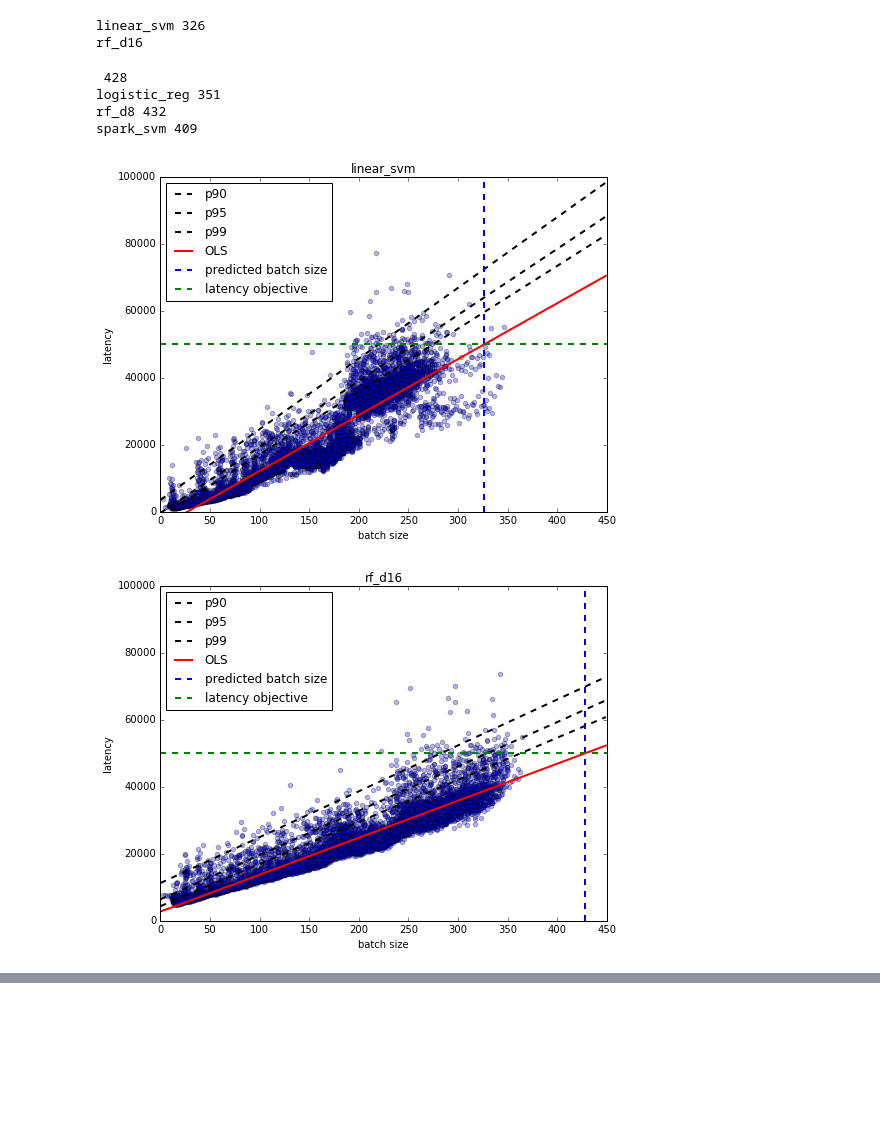
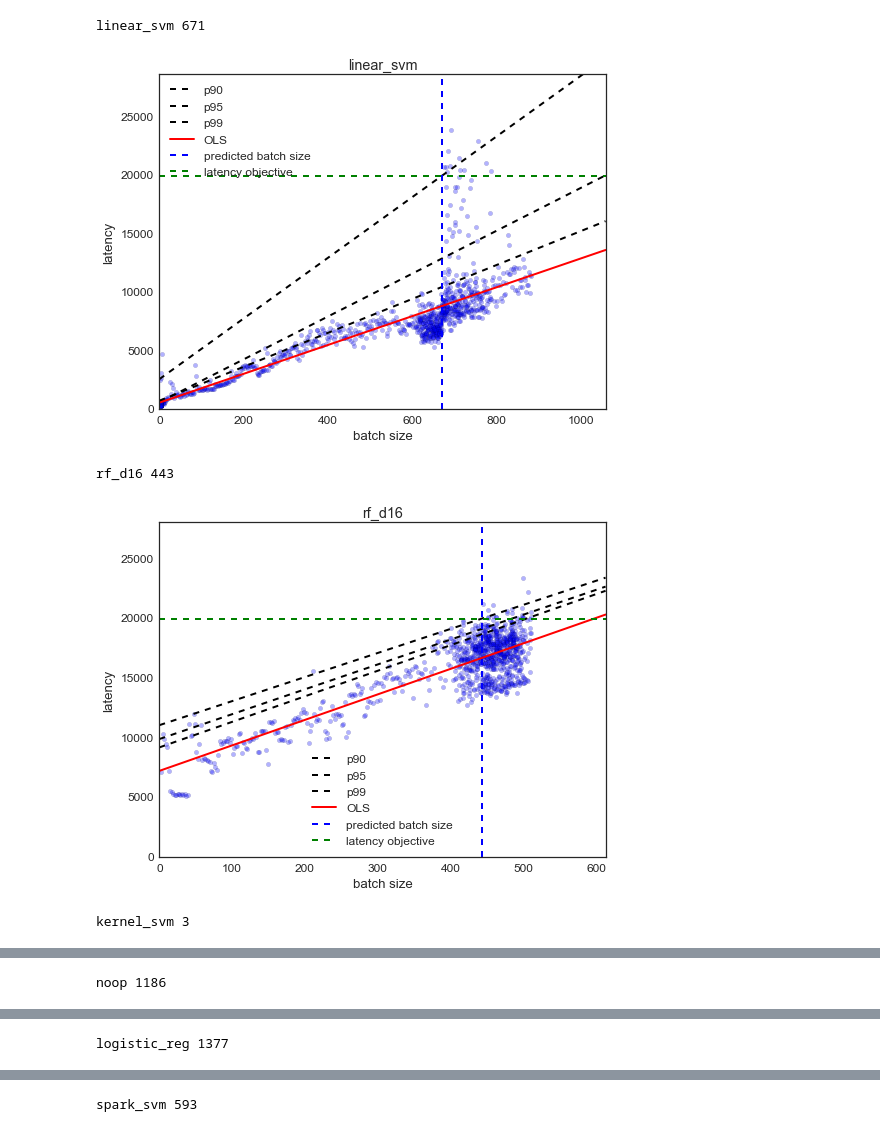
Before and after one commit to dcrankshaw/clipper-plots, a Jupyter notebook: batching/batching_sampling_plots.ipynb, the cells around one changed output, grey strips where cells are left out. Drawn from its saved outputs; the diff is of its cells as text; code cells hidden in the pictures; blank space fills up the shorter version.

```diff
--- a/batching/batching_sampling_plots.ipynb
+++ b/batching/batching_sampling_plots.ipynb
@@ -10,7 +11,7 @@ import statsmodels.formula.api as smf
 # %%
 results = {}
 # raw_results_fname = learned_batching_samples_more_data.txt"
-raw_results_fname = "gather_batch_size_samples_160825-195222_logs.txt"
+raw_results_fname = "/Users/crankshaw/clipper/experiments_logs/batching_strat_comparison/DEBUG_learned_batching_160913-150515_logs.txt"
 
 with open(raw_results_fname, "r") as f:
     lines = f.readlines()
@@ -33,7 +34,8 @@ with open(raw_results_fname, "r") as f:
 #             i = j
 # %%
 
-
+sns.set_style("white")
+sns.set_context("paper", font_scale=1.5,)
 
 def process_batch(name, batches, latencies):
 #     quantiles = np.arange(0.09, 0.999, 0.1)
@@ -63,13 +65,15 @@ def process_batch(name, batches, latencies):
 #     fig, ax = plt.subplots(figsize=(8,6))
 
 
-    x_max_lim = 450
+    x_max_lim = np.max(batches)*1.2
     x = np.arange(0, x_max_lim, 1)
     get_y = lambda a, b: a + b * x
 
     fig, ax = plt.subplots(figsize=(8, 6))
     lw=2
     ax.scatter(batches, latencies, alpha=0.3)
+#     df = pd.DataFrame(data, columns=["x", "y"])
+#     sns.jointplot(x="batch_size", y="latencies", data=df)
     for i in range(models.shape[0]):
         y = get_y(models.a[i], models.b[i])
         ax.plot(x, y, linestyle='dashed', color='black', linewidth=lw, label="p%d" % int(models.q[i]*100))
@@ -82,42 +86,39 @@ def process_batch(name, batches, latencies):
     predicted_batch_size = results[model]["batch_size"]
 #     ax.scatter(data.income, data.foodexp, alpha=.2)
     ax.plot(np.ones(2)*predicted_batch_size, [0, 100000], color="blue", linewidth=lw, linestyle="dashed", label= "predicted batch size")
-    ax.plot([0, x_max_lim], np.ones(2)*50000, color="green", linestyle="dashed", linewidth=lw, label = "latency objective")
+    ax.plot([0, x_max_lim], np.ones(2)*20000, color="green", linestyle="dashed", linewidth=lw, label = "latency objective")
 
     ax.set_xlim((0, x_max_lim))
-    ax.set_ylim((0, 100000))
+    ax.set_ylim((0, max(np.max(latencies)*1.2, 25000)))
 
 
 
 
 
     legend = ax.legend(loc=0)
 #     ax.set_xlabel('Income', fontsize=16)
 #     ax.set_ylabel('Food expenditure', fontsize=16);
     ax.set_title(name)
     ax.set_ylabel("latency")
     ax.set_xlabel("batch size")
     fig_dir = "/Users/crankshaw/model-serving/clipper_paper/ModelServingPaper/nsdi_2017/fake-figs"
-    plt.savefig("%s/%s_baching_scatterplot.pdf" % (fig_dir,name), bbox_inches='tight')
+#     plt.savefig("%s/%s_baching_scatterplot.pdf" % (fig_dir,name), bbox_inches='tight')
 
-#     plt.show()
+    plt.show()
 
 
 
 for model in results:
 #     print results[model].keys()
     batches = []
     latencies = []
     for m in results[model]["measurements"]:
         latencies.append(m["latency"])
         batches.append(m["batch_size"])
     process_batch(model, batches, latencies)
 # %% [output]
-linear_svm 326
-rf_d16
+linear_svm 671
+[figure, new version]
- 428
-logistic_reg 351
-rf_d8 432
-spark_svm 409
+rf_d16 443
-[figure, old version]
-[figure, old version]
+[figure, new version]
+kernel_svm 3
@@ -124,0 +126 @@ spark_svm 409
+noop 1186
@@ -125,0 +128 @@ spark_svm 409
+logistic_reg 1377
@@ -126,0 +130 @@ spark_svm 409
+spark_svm 593
```
Also changed, not shown: parts of 8 cells of this notebook, 1 other file.
